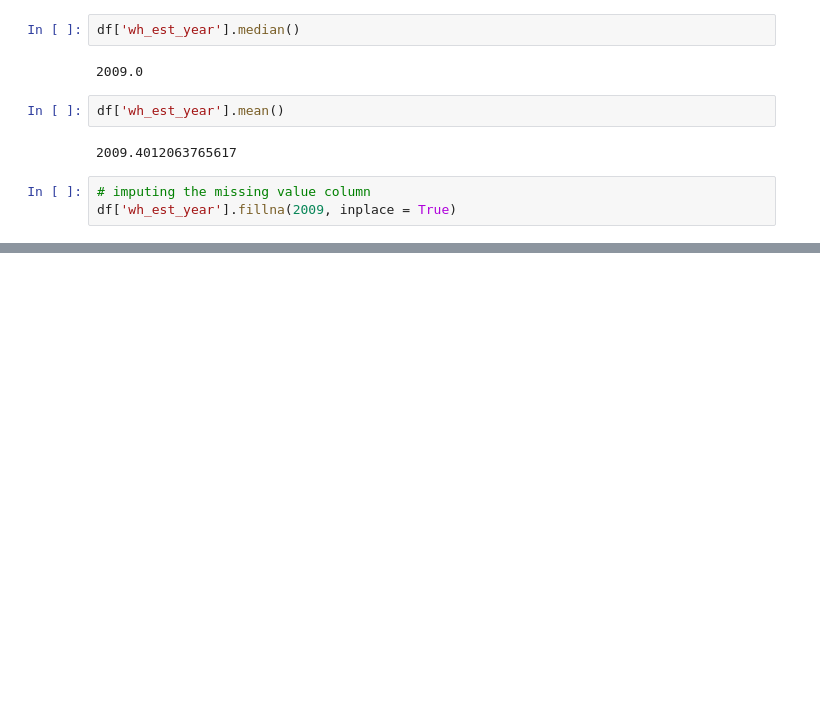
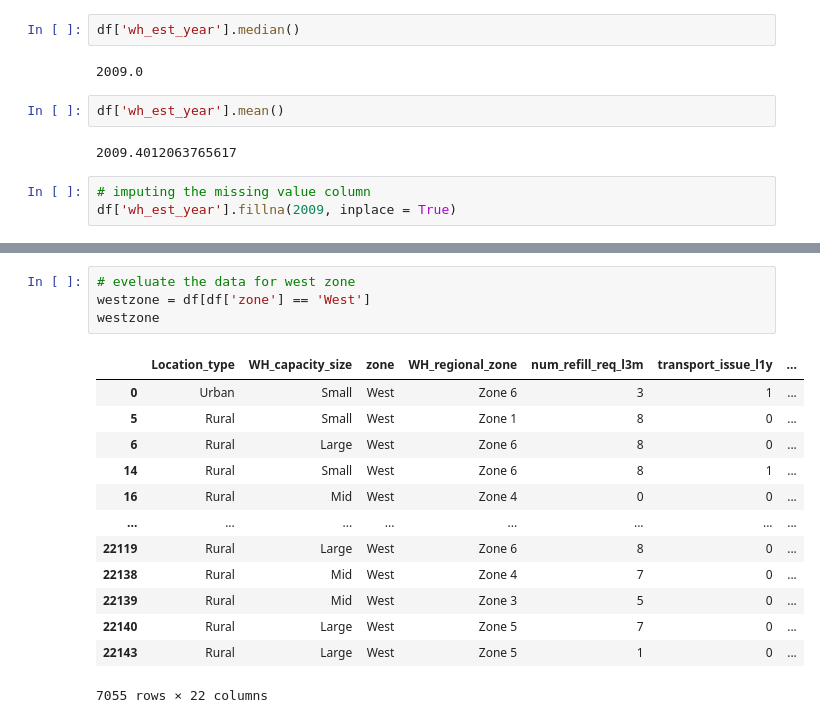
Before and after one commit to vrushali253/SUPPLYCHAINY, a Jupyter notebook: Model.ipynb, the cells around one changed output, grey strips where cells are left out. Drawn from its saved outputs; the diff is of its cells as text; blank space fills up the shorter version.

```diff
--- a/Model.ipynb
+++ b/Model.ipynb
@@ -111,0 +182,18 @@ df['approved_wh_govt_certificate'].fillna(df['approved_wh_govt_certificate'].mod
+# %%
+# eveluate the data for west zone
+westzone = df[df['zone'] == 'West']
+westzone
+# %% [output]
+|  | Location_type | WH_capacity_size | zone | WH_regional_zone | num_refill_req_l3m | transport_issue_l1y | ... |
+| 0 | Urban | Small | West | Zone 6 | 3 | 1 | ... |
+| 5 | Rural | Small | West | Zone 1 | 8 | 0 | ... |
+| 6 | Rural | Large | West | Zone 6 | 8 | 0 | ... |
+| 14 | Rural | Small | West | Zone 6 | 8 | 1 | ... |
+| 16 | Rural | Mid | West | Zone 4 | 0 | 0 | ... |
+| ... | ... | ... | ... | ... | ... | ... | ... |
+| 22119 | Rural | Large | West | Zone 6 | 8 | 0 | ... |
+| 22138 | Rural | Mid | West | Zone 4 | 7 | 0 | ... |
+| 22139 | Rural | Mid | West | Zone 3 | 5 | 0 | ... |
+| 22140 | Rural | Large | West | Zone 5 | 7 | 0 | ... |
+| 22143 | Rural | Large | West | Zone 5 | 1 | 0 | ... |
+7055 rows × 22 columns
```
Also changed, not shown: parts of 17 cells of this notebook.
